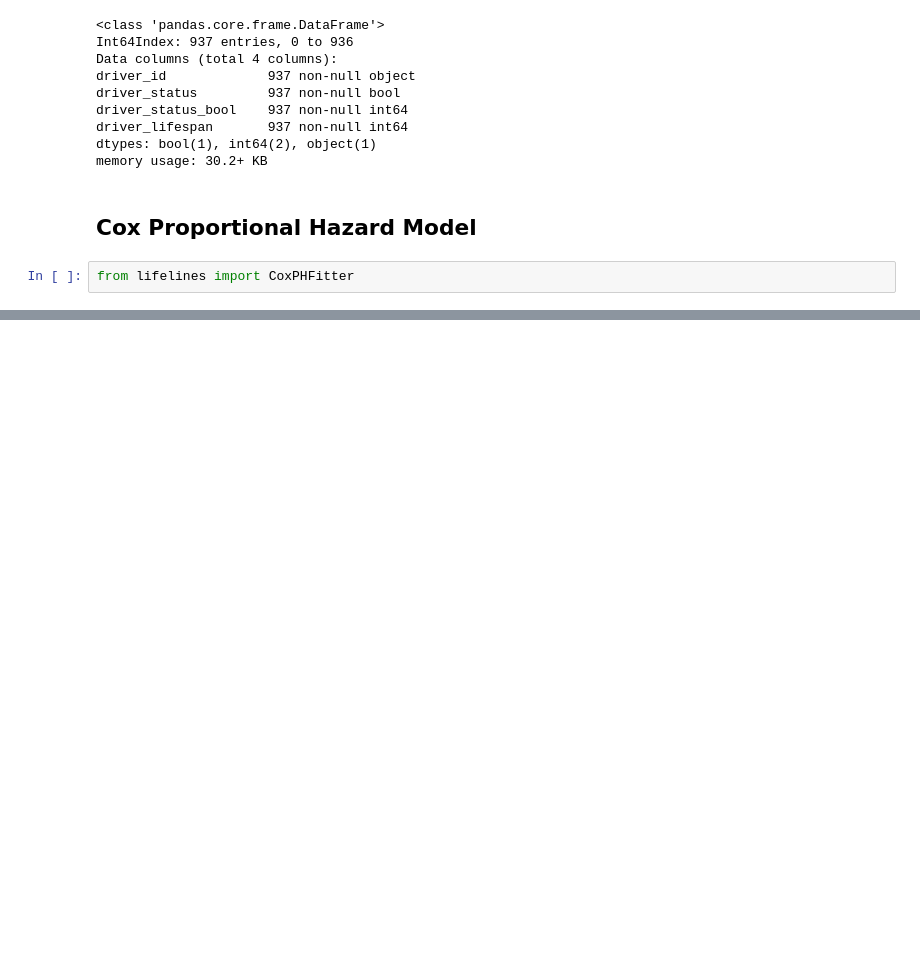
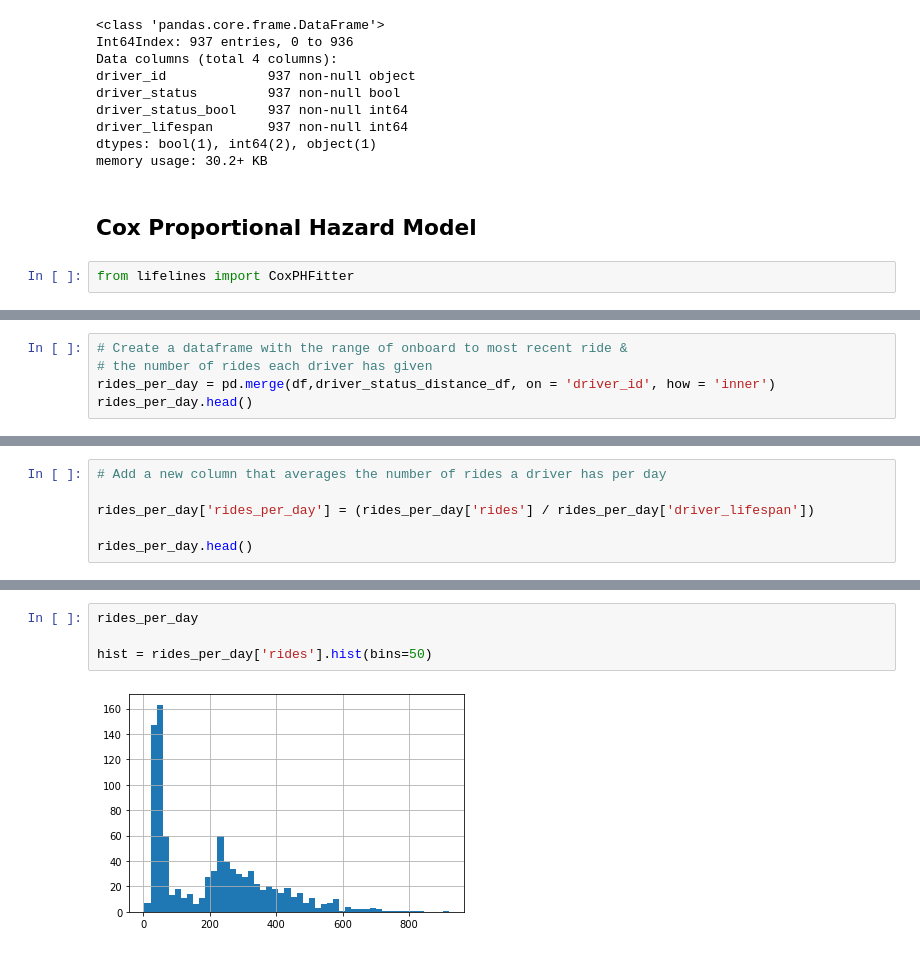
Before and after one commit to SallyPoon/LyftDS, a Jupyter notebook: Post-convo.ipynb, the cells around one changed output, grey strips where cells are left out. Drawn from its saved outputs; the diff is of its cells as text; blank space fills up the shorter version.

```diff
--- a/Post-convo.ipynb
+++ b/Post-convo.ipynb
@@ -395,0 +429,5 @@ from lifelines import CoxPHFitter
+# %%
+# Create a dataframe with the range of onboard to most recent ride &
+# the number of rides each driver has given
+rides_per_day = pd.merge(df,driver_status_distance_df, on = 'driver_id', how = 'inner')
+rides_per_day.head()
@@ -395,0 +441,6 @@ from lifelines import CoxPHFitter
+# %%
+# Add a new column that averages the number of rides a driver has per day
+
+rides_per_day['rides_per_day'] = (rides_per_day['rides'] / rides_per_day['driver_lifespan'])
+
+rides_per_day.head()
@@ -395,0 +454,6 @@ from lifelines import CoxPHFitter
+# %%
+rides_per_day
+
+hist = rides_per_day['rides'].hist(bins=50)
+# %% [output]
+[figure, added]
```
Also changed, not shown: parts of 12 cells of this notebook.
